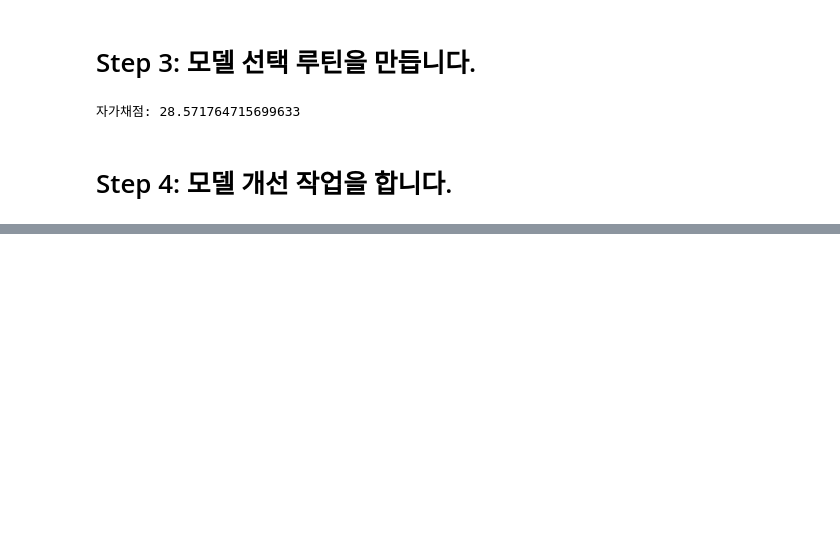
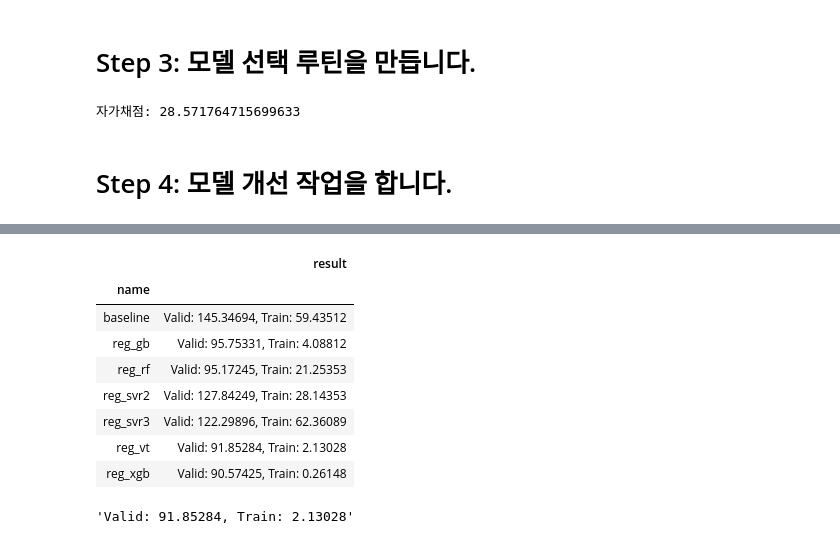
Before and after one commit to sunkusun9/DS_lv3_2507_1, a Jupyter notebook: sec_ds_lv3_prob3_kaggle.ipynb, the cells around one changed output, grey strips where cells are left out. Saved outputs shown, nothing was run; the diff lists cells and outputs as text; code cells hidden in the pictures; blank space fills up the shorter version.

```diff
--- a/sec_ds_lv3_prob3_kaggle.ipynb
+++ b/sec_ds_lv3_prob3_kaggle.ipynb
@@ -354,0 +387,18 @@ X_gb = [i.strip() for i in X_gb.split(',')]
+# %%
+# XGB: XGBoost
+
+import xgboost as xgb
+
+X_xgb = "15분, 30분, 45분, 60분, DayName, Hour, AM, Weekend_yn, Holiday_yn, Avg, TotalHour, 생산량, 기온, 풍속, 습도, 강수량, 전기요금(계절), 공장인원, 인건비"
+X_xgb = [i.strip() for i in X_xgb.split(',')]
+
+ct = ColumnTransformer([
+    ('ohe', OneHotEncoder(categories = 'auto'), ['DayName']),
+    ('pt', 'passthrough', [i for i in X_xgb if i not in ['DayName']])
+])
+reg_xgb = make_pipeline(
+    ct, xgb.XGBRegressor(
+        max_depth = 17, n_estimators = 200, reg_lambda = 2, reg_alpha = 2
+    )
+)
+eval_model('reg_xgb', reg_xgb)
@@ -354,0 +418,20 @@ X_gb = [i.strip() for i in X_gb.split(',')]
+# %%
+# GB: Gradient Boosting Tree 를 사용해봅니다.
+
+from sklearn.ensemble import GradientBoostingRegressor
+X_gb = "15분, 30분, 45분, 60분, Hour, DayName, AM, Weekend_yn, Holiday_yn, Avg, TotalHour, 생산량, 기온, 풍속, 습도, 강수량, 전기요금(계절), 공장인원, 인건비"
+X_gb = [i.strip() for i in X_gb.split(',')]
+
+ct = ColumnTransformer([
+    ('ohe', OneHotEncoder(categories = 'auto'), ['DayName']),
+    ('pt', 'passthrough', [i for i in X_gb if i not in ['DayName']])
+])
+reg_gb = make_pipeline(
+    ct, GradientBoostingRegressor(
+        max_depth = None,
+        max_leaf_nodes = 127,
+        n_estimators = 200,
+        learning_rate = 0.09
+    )
+)
+eval_model('reg_gb', reg_gb)
@@ -361,5 +476,23 @@ X_rf = [i.strip() for i in X_rf.split(',')]
 # %%
 # Voting은 List를 구성을해서 VotingRegressor를 통해 구할수 있습니다.
 # list의 요소는  (이름, 모델 인스턴스) 두 개의 튜플로 구성합니다.
 from sklearn.ensemble import VotingRegressor
 # 모델 선별을 통해 최적 결과를 뽑아봅니다.
+reg_vt = VotingRegressor([
+    # ('reg_svr3', reg_svr),
+    ('reg_xgb', reg_xgb),
+    ('reg_gb', reg_gb),
+    # ('reg_rf', reg_rf),
+])
+eval_model('reg_vt', reg_vt)
+# %% [output]
+|  | result |
+| name |  |
+| baseline | Valid: 145.34694, Train: 59.43512 |
+| reg_gb | Valid: 95.75331, Train: 4.08812 |
+| reg_rf | Valid: 95.17245, Train: 21.25353 |
+| reg_svr2 | Valid: 127.84249, Train: 28.14353 |
+| reg_svr3 | Valid: 122.29896, Train: 62.36089 |
+| reg_vt | Valid: 91.85284, Train: 2.13028 |
+| reg_xgb | Valid: 90.57425, Train: 0.26148 |
+'Valid: 91.85284, Train: 2.13028'
```
Also changed, not shown: parts of 15 cells of this notebook.
